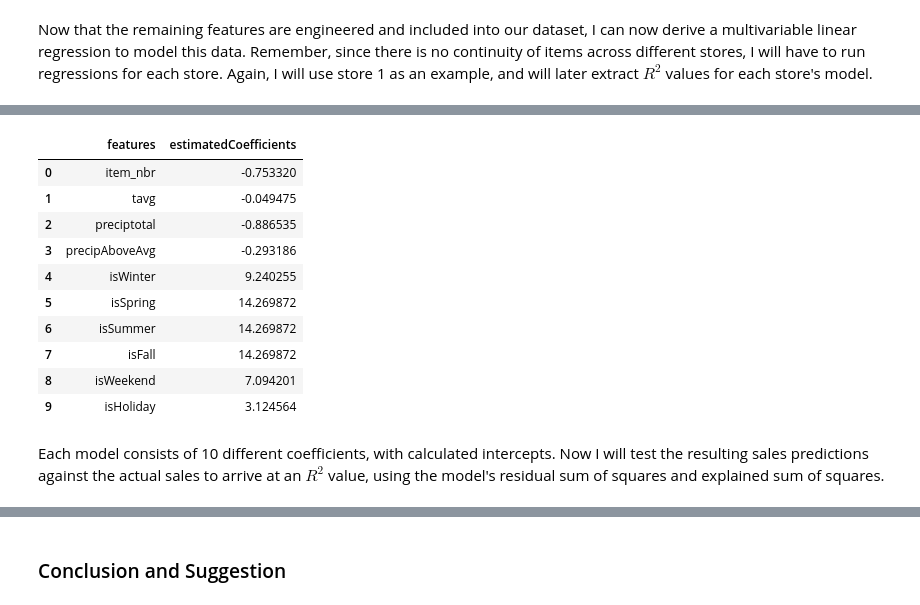
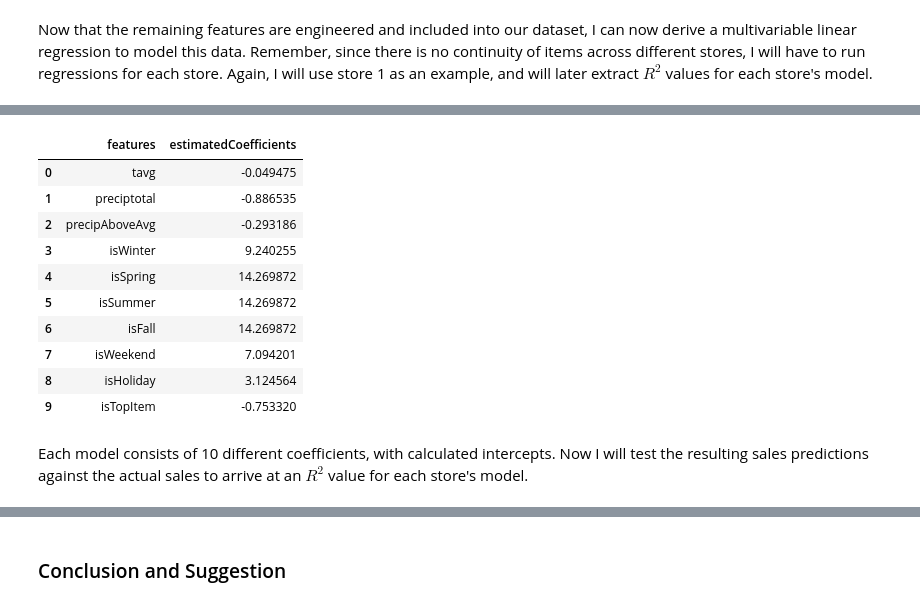
Before and after one commit to vpatel94/springboard, a Jupyter notebook: capstone project/final/Capstone Project Final Deliverable.ipynb, the cells around one changed output, grey strips where cells are left out. Cells and saved outputs as stored; diff of their text form; code cells hidden in the pictures.

```diff
--- a/capstone project/final/Capstone Project Final Deliverable.ipynb
+++ b/capstone project/final/Capstone Project Final Deliverable.ipynb
@@ -366,6 +366,7 @@ from pandas.tseries.holiday import USFederalHolidayCalendar as calendar
 cal = calendar()
 holidays = cal.holidays(start=sales_weather3.date.min(), end=sales_weather3.date.max())
 sales_weather3['isHoliday'] = sales_weather3['date'].isin(holidays).astype(float)
+sales_weather3['isTopItem'] = sales_weather3['item_nbr']
 sales_weather3.head()
 # %% [output]
 |  | date | store_nbr | item_nbr | units | station_nbr | tavg | preciptotal | precip_M_mean | ... |
@@ -380,7 +381,7 @@ Now that the remaining features are engineered and included into our dataset, I
 from sklearn.linear_model import LinearRegression
 from sklearn.metrics import r2_score
 store_data = sales_weather3.loc[sales_weather3.store_nbr == 1]
-X = store_data.drop(store_data.columns[[0,1,3,4,7]], axis=1)
+X = store_data.drop(store_data.columns[[0,1,2,3,4,7]], axis=1)
 y = store_data.units
 lm = LinearRegression()
 lm.fit(X,y)
@@ -394,15 +395,15 @@ Estimated intercept coefficient: 33.76017060947479
 Number of coefficients: 10
 |  | features | estimatedCoefficients |
-| 0 | item_nbr | -0.753320 |
-| 1 | tavg | -0.049475 |
-| 2 | preciptotal | -0.886535 |
-| 3 | precipAboveAvg | -0.293186 |
-| 4 | isWinter | 9.240255 |
-| 5 | isSpring | 14.269872 |
-| 6 | isSummer | 14.269872 |
-| 7 | isFall | 14.269872 |
-| 8 | isWeekend | 7.094201 |
-| 9 | isHoliday | 3.124564 |
+| 0 | tavg | -0.049475 |
+| 1 | preciptotal | -0.886535 |
+| 2 | precipAboveAvg | -0.293186 |
+| 3 | isWinter | 9.240255 |
+| 4 | isSpring | 14.269872 |
+| 5 | isSummer | 14.269872 |
+| 6 | isFall | 14.269872 |
+| 7 | isWeekend | 7.094201 |
+| 8 | isHoliday | 3.124564 |
+| 9 | isTopItem | -0.753320 |
 # %% [markdown]
-Each model consists of 10 different coefficients, with calculated intercepts. Now I will test the resulting sales predictions against the actual sales to arrive at an $R^2$ value, using the model's residual sum of squares and explained sum of squares.
+Each model consists of 10 different coefficients, with calculated intercepts. Now I will test the resulting sales predictions against the actual sales to arrive at an $R^2$ value for each store's model.
 # %%
```
Also changed, not shown: parts of 6 cells of this notebook, 1 other file.
